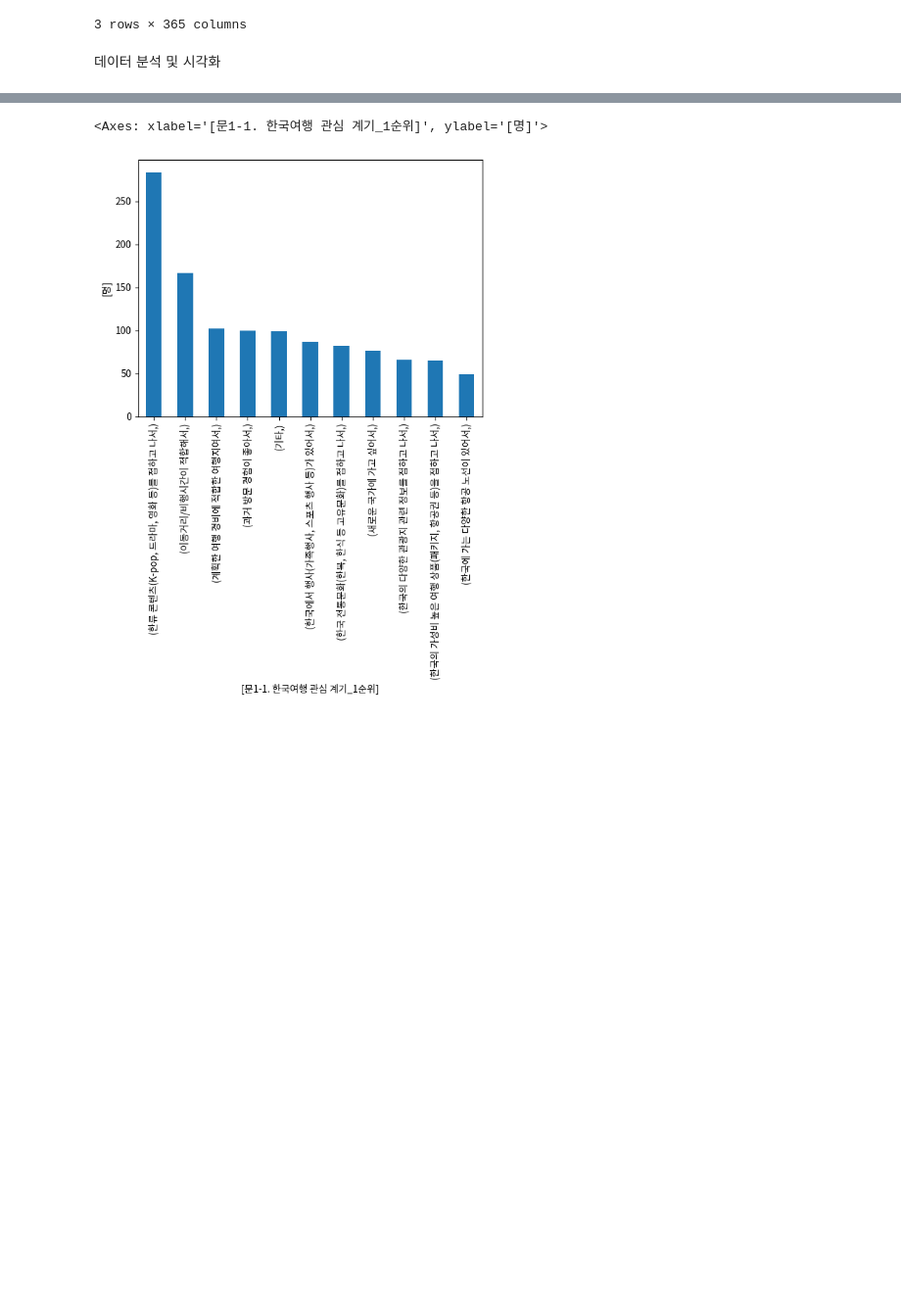
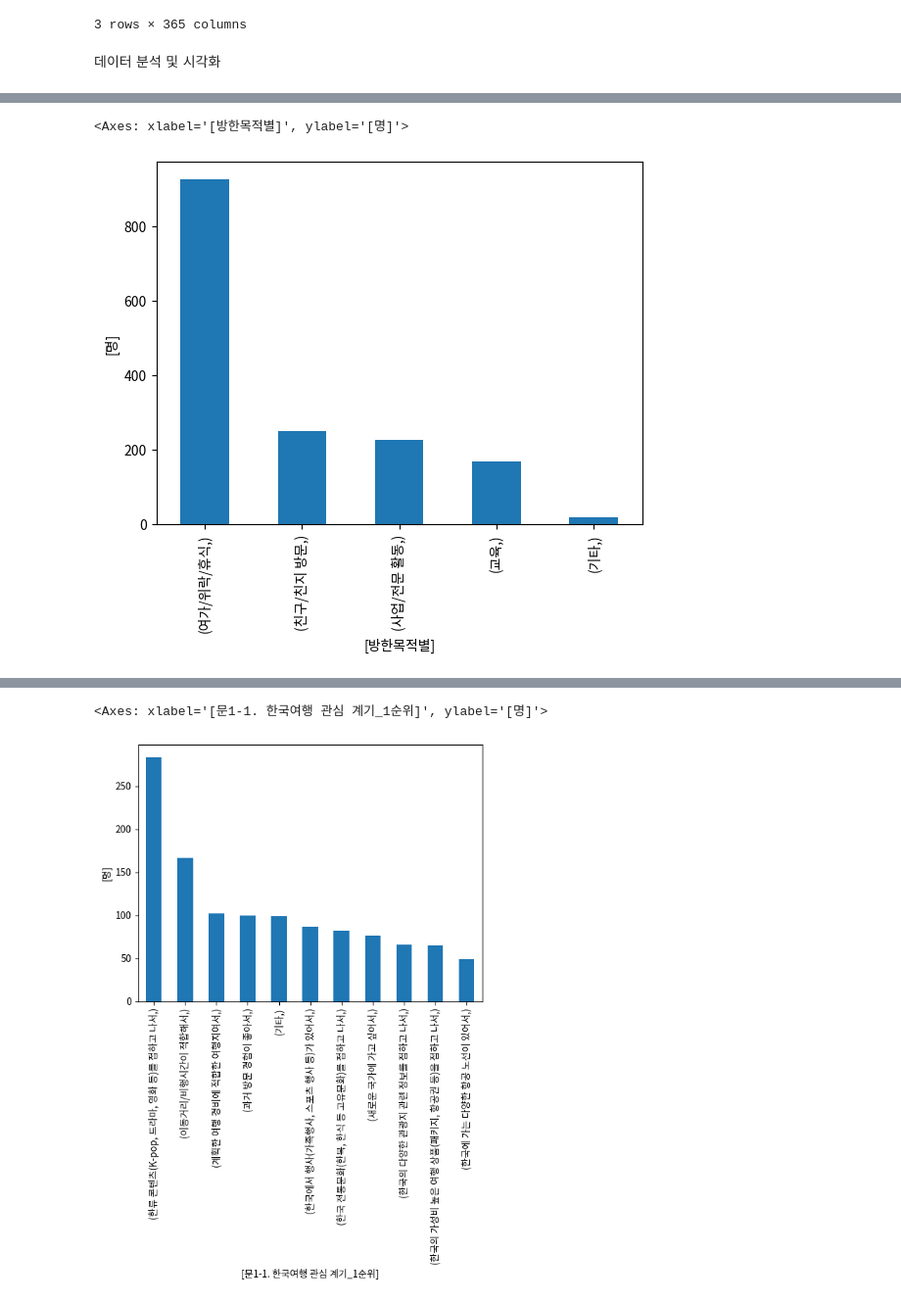
Before and after one commit to kKn00077/techit-travel-data-analysis, a Jupyter notebook: china.ipynb, the cells around one changed output, grey strips where cells are left out. Shown: that part at 98% size. Cells and saved outputs as stored; diff of their text form; code cells hidden in the pictures; blank space fills up the shorter version.

```diff
--- a/china.ipynb
+++ b/china.ipynb
@@ -201,0 +256,9 @@ rc('font', family=font_name)
+# %%
+# 방한목적별
+info_df.loc[info_df['D_MOK'] != -1, ['D_MOK']].value_counts().plot.bar(
+    ylabel=['명'],
+    xlabel=columns_value_df.loc[columns_value_df['변수명'] == 'D_MOK', '항목명'].head(1).values
+)
+# %% [output]
+<Axes: xlabel='[방한목적별]', ylabel='[명]'>
+[figure, added]
```
Also changed, not shown: parts of 10 cells of this notebook.
